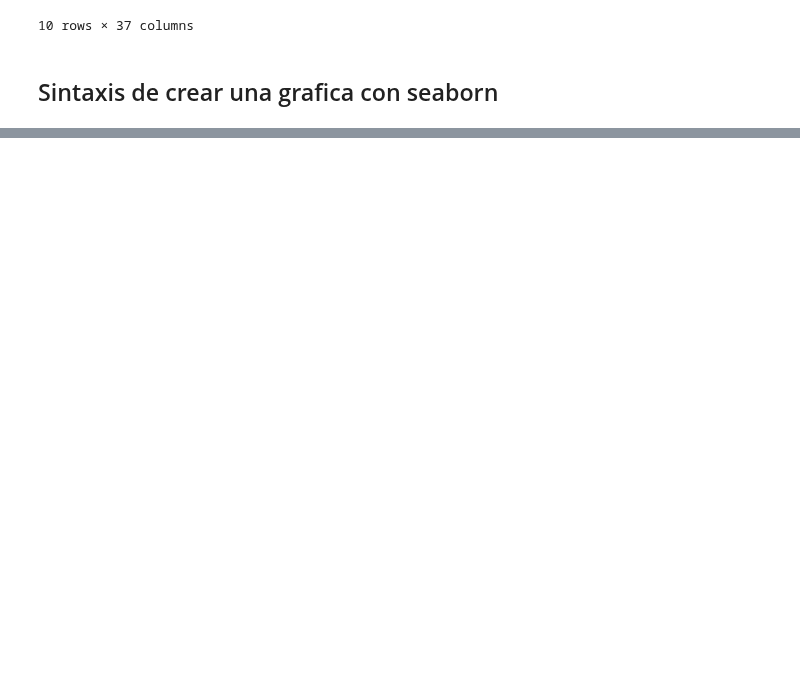
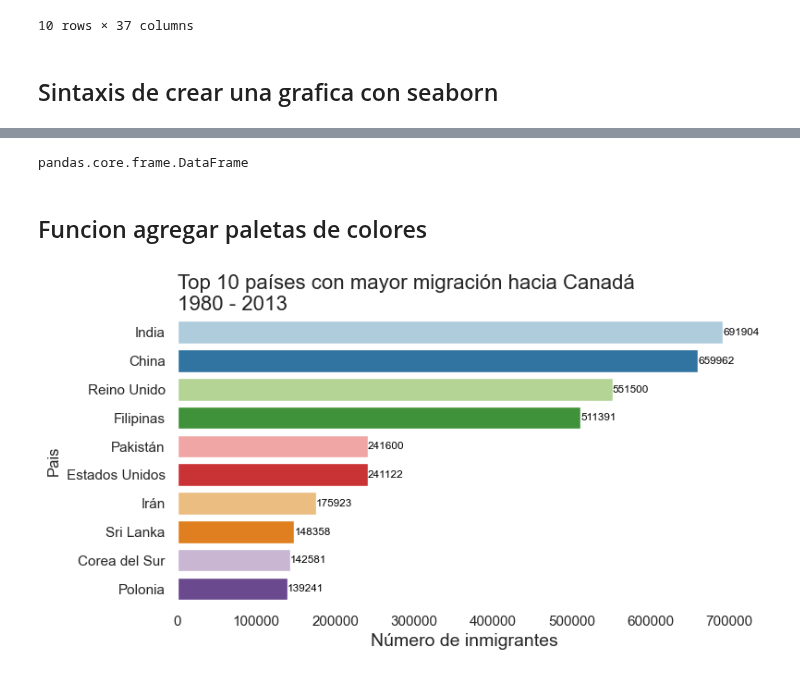
Before and after one commit to Liuz8/ETL-Oracle-Curso, a Jupyter notebook: graficos.ipynb, the cells around one changed output, grey strips where cells are left out. Drawn from its saved outputs; the diff is of its cells as text; code cells hidden in the pictures; blank space fills up the shorter version.

```diff
--- a/graficos.ipynb
+++ b/graficos.ipynb
@@ -1138,0 +1166,25 @@ plt.show()
+# %%
+type(df_ejemplo)
+# %% [output]
+pandas.core.frame.DataFrame
+# %% [markdown]
+## Funcion agregar paletas de colores
+# %%
+def generar_grafico(palette):
+    fig, ax=plt.subplots(figsize=(8,4))
+    ax.set_frame_on(False)
+    #ax.xaxis.set_visible(False)
+    #ax.tick_params(axis='y',wich='both',size=0)
+    ax=sns.barplot(data=top_10,x='Total',y=top_10.index,hue=top_10.index,orient='h', # hue aparece otra tabla con legendas y nombre de cada pais
+                   palette=palette,legend=False) # legend=False quita la legenda
+    ax.set_title('Top 10 países con mayor migración hacia Canadá\n1980 - 2013',
+                loc='left',fontsize=16)
+    ax.set_xlabel('Número de inmigrantes',fontsize=14)
+    ax.set_ylabel=('')
+    for i,j in enumerate(top_10['Total']):
+        ax.text(j+20,i,str(j),color='black',fontsize=8.5,ha='left',va='center')
+    plt.show()
+# %%
+generar_grafico('Paired') # _r es de reversa en la paleta de colores
+# %% [output]
+[figure, added]
```
Also changed, not shown: parts of 15 cells of this notebook.
